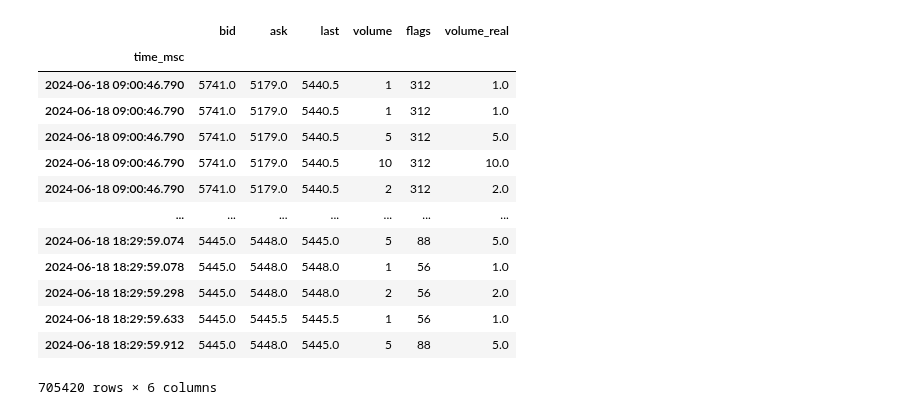
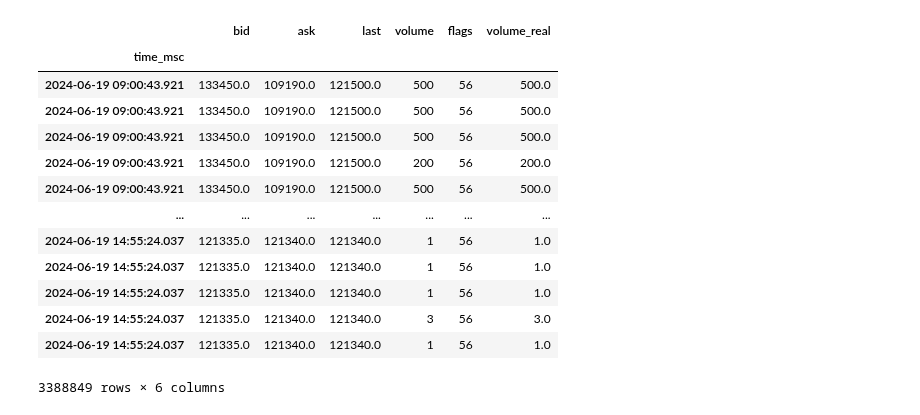
Before and after one commit to agabopinho/phoenix-project, a Jupyter notebook: grpc_server/notebooks/delta_strategy_03.1.ipynb, the cells around one changed output. Drawn from its saved outputs; the diff is of its cells as text; code cells hidden in the pictures.

```diff
--- a/grpc_server/notebooks/delta_strategy_03.1.ipynb
+++ b/grpc_server/notebooks/delta_strategy_03.1.ipynb
@@ -15,36 +15,36 @@ from terminal.Extensions.Range import Range
 # %%
 MT5.initialize()
 # %%
-from_date = datetime(2024, 6, 18, hour=6, tzinfo=pytz.utc)
-to_date = datetime(2024, 6, 19, tzinfo=pytz.utc)
+from_date = datetime(2024, 6, 19, hour=6, tzinfo=pytz.utc)
+to_date = datetime(2024, 6, 20, tzinfo=pytz.utc)
 
 trades_list = None
 
 while from_date < to_date:
     trades = mt5.copy_ticks_range("WINQ24", from_date, from_date.replace(hour=23), mt5.COPY_TICKS_TRADE)
     if mt5.last_error()[0] == mt5.RES_S_OK and len(trades.shape) == 1:
         if trades_list is None:
             trades_list = trades
         else:
             trades_list = np.append(trades_list, trades)
     from_date += timedelta(days=1)
     del trades
 
 all_trades = MT5.create_ticks_dataframe(trades_list)
 all_trades
 # %% [output]
 |  | bid | ask | last | volume | flags | volume_real |
 | time_msc |  |  |  |  |  |  |
-| 2024-06-18 09:00:46.790 | 5741.0 | 5179.0 | 5440.5 | 1 | 312 | 1.0 |
-| 2024-06-18 09:00:46.790 | 5741.0 | 5179.0 | 5440.5 | 1 | 312 | 1.0 |
-| 2024-06-18 09:00:46.790 | 5741.0 | 5179.0 | 5440.5 | 5 | 312 | 5.0 |
-| 2024-06-18 09:00:46.790 | 5741.0 | 5179.0 | 5440.5 | 10 | 312 | 10.0 |
-| 2024-06-18 09:00:46.790 | 5741.0 | 5179.0 | 5440.5 | 2 | 312 | 2.0 |
+| 2024-06-19 09:00:43.921 | 133450.0 | 109190.0 | 121500.0 | 500 | 56 | 500.0 |
+| 2024-06-19 09:00:43.921 | 133450.0 | 109190.0 | 121500.0 | 500 | 56 | 500.0 |
+| 2024-06-19 09:00:43.921 | 133450.0 | 109190.0 | 121500.0 | 500 | 56 | 500.0 |
+| 2024-06-19 09:00:43.921 | 133450.0 | 109190.0 | 121500.0 | 200 | 56 | 200.0 |
+| 2024-06-19 09:00:43.921 | 133450.0 | 109190.0 | 121500.0 | 500 | 56 | 500.0 |
 | ... | ... | ... | ... | ... | ... | ... |
-| 2024-06-18 18:29:59.074 | 5445.0 | 5448.0 | 5445.0 | 5 | 88 | 5.0 |
-| 2024-06-18 18:29:59.078 | 5445.0 | 5448.0 | 5448.0 | 1 | 56 | 1.0 |
-| 2024-06-18 18:29:59.298 | 5445.0 | 5448.0 | 5448.0 | 2 | 56 | 2.0 |
-| 2024-06-18 18:29:59.633 | 5445.0 | 5445.5 | 5445.5 | 1 | 56 | 1.0 |
-| 2024-06-18 18:29:59.912 | 5445.0 | 5448.0 | 5445.0 | 5 | 88 | 5.0 |
+| 2024-06-19 14:55:24.037 | 121335.0 | 121340.0 | 121340.0 | 1 | 56 | 1.0 |
+| 2024-06-19 14:55:24.037 | 121335.0 | 121340.0 | 121340.0 | 1 | 56 | 1.0 |
+| 2024-06-19 14:55:24.037 | 121335.0 | 121340.0 | 121340.0 | 1 | 56 | 1.0 |
+| 2024-06-19 14:55:24.037 | 121335.0 | 121340.0 | 121340.0 | 3 | 56 | 3.0 |
+| 2024-06-19 14:55:24.037 | 121335.0 | 121340.0 | 121340.0 | 1 | 56 | 1.0 |
-705420 rows × 6 columns
+3388849 rows × 6 columns
 # %%
```
Also changed, not shown: parts of 2 cells of this notebook, 8 other files.
